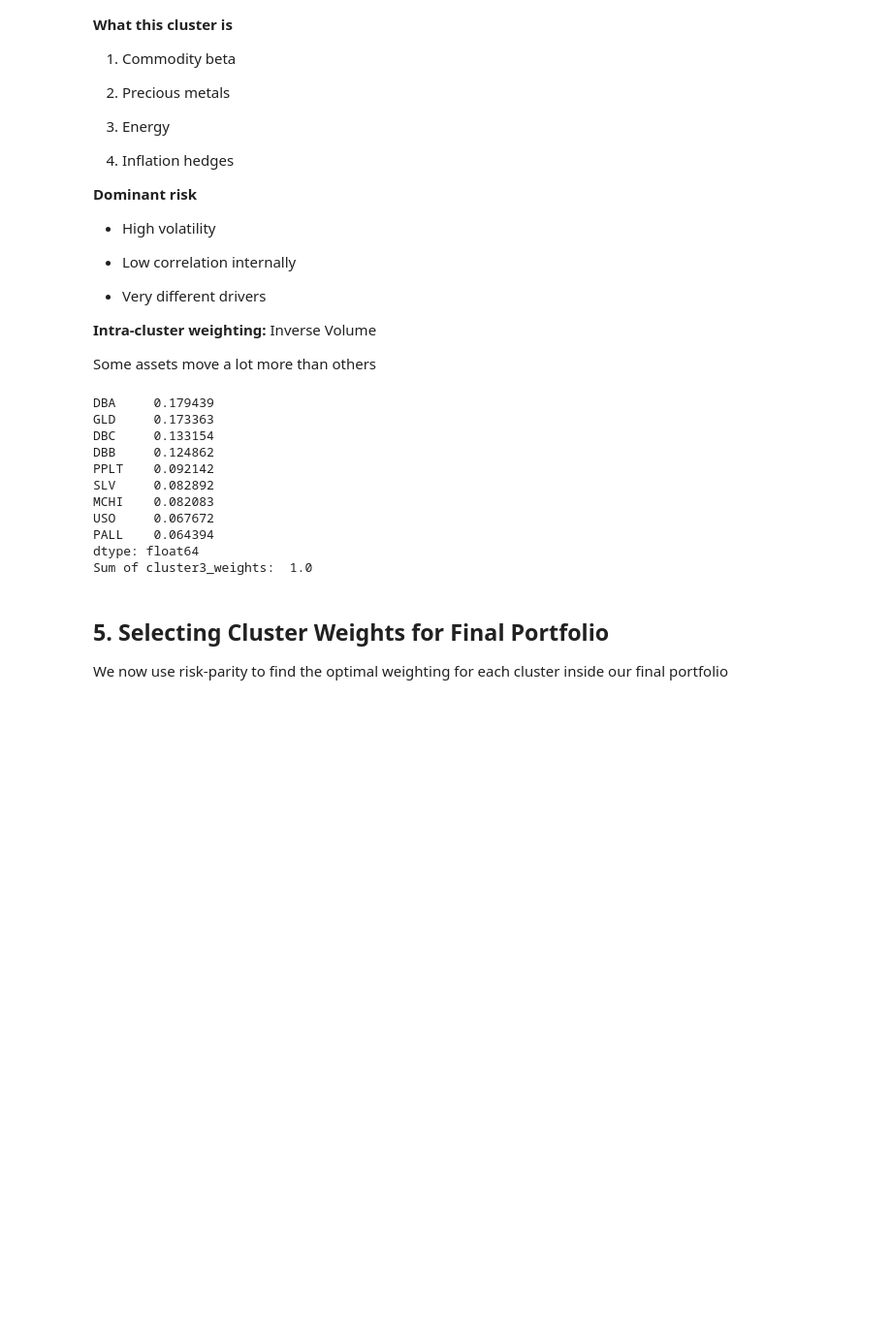
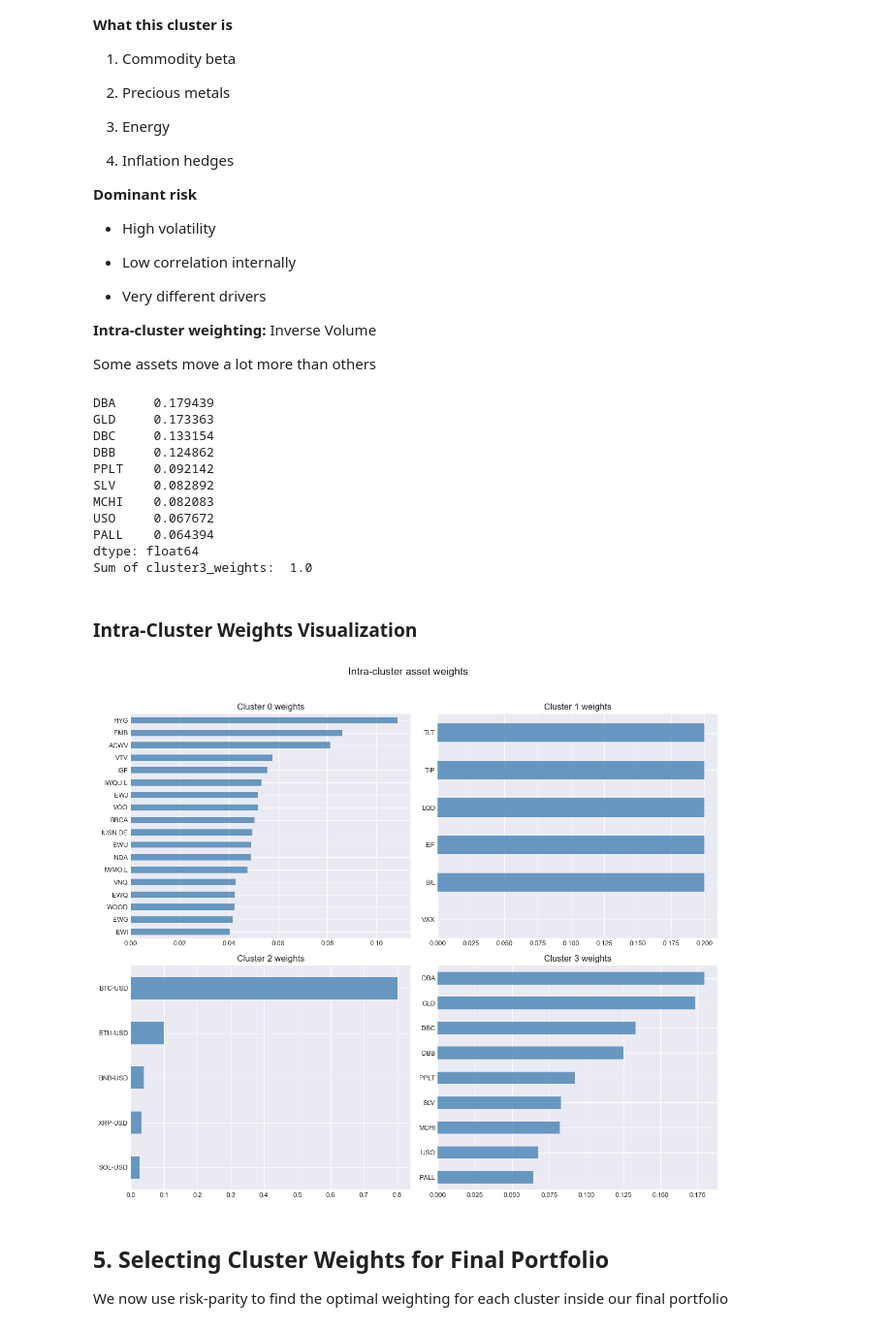
Before and after one commit to LAIN-21/dalio_uncorrelated_returns, a Jupyter notebook: portfolio_creator.ipynb, the cells around one changed output. Shown at 97% size. Cells and saved outputs as stored; diff of their text form; code cells hidden in the pictures; blank space fills up the shorter version.

```diff
--- a/portfolio_creator.ipynb
+++ b/portfolio_creator.ipynb
@@ -787,6 +832,22 @@ USO     0.067672
 PALL    0.064394
 dtype: float64
 Sum of cluster3_weights:  1.0
+# %% [markdown]
+### Intra-Cluster Weights Visualization
+# %%
+# Intra-cluster weight bar charts (one per cluster)
+fig, axes = plt.subplots(2, 2, figsize=(12, 10))
+for idx, (cid, w) in enumerate([(0, cluster0_weights), (1, cluster1_weights), (2, cluster2_weights), (3, cluster3_weights)]):
+    ax = axes[idx // 2, idx % 2]
+    w_sorted = w.sort_values(ascending=True)
+    w_sorted.plot(kind="barh", ax=ax, color="steelblue", alpha=0.8)
+    ax.set_title(f"Cluster {cid} weights", fontsize=12)
+    ax.tick_params(labelsize=9)
+plt.suptitle("Intra-cluster asset weights", fontsize=14, y=1.02)
+plt.tight_layout()
+plt.show()
+# %% [output]
+[figure, added]
 # %% [markdown]
 ## 5. Selecting Cluster Weights for Final Portfolio
 
```
Also changed, not shown: parts of 16 cells of this notebook.
